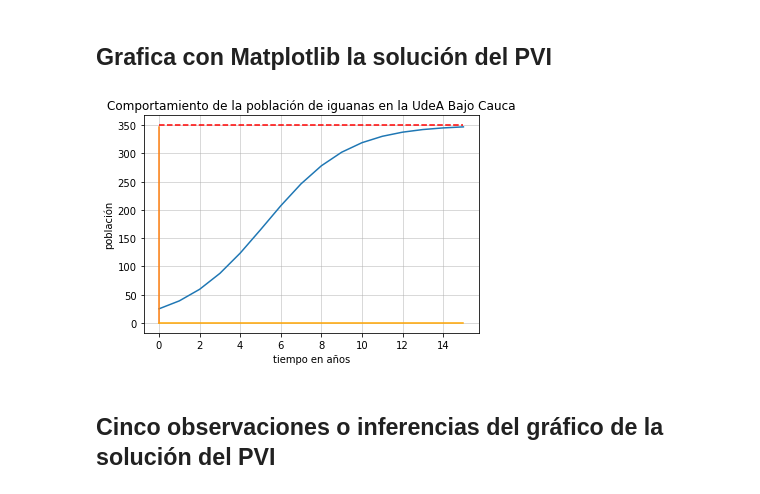
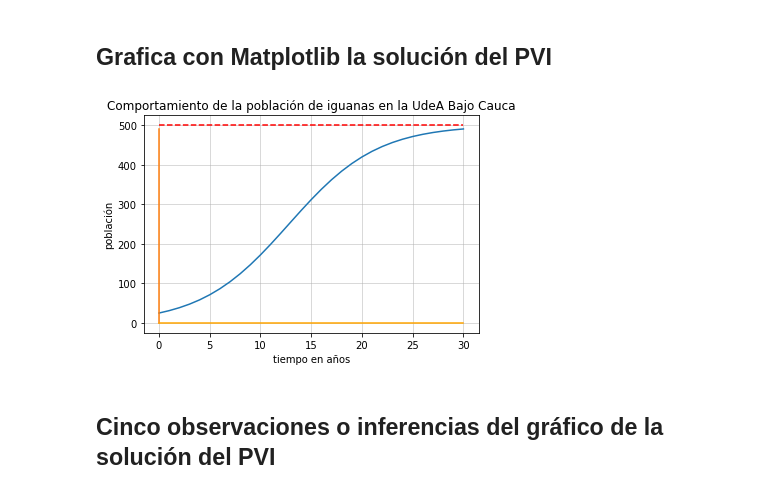
Before and after one commit to marco-canas/edo, a Jupyter notebook: banco_preguntas/trabajo_final_dinamica_poblacional/7_olivar_montes_edwin/especies_en_riesgo_edwin.ipynb, the cells around one changed output. Cells and saved outputs as stored; diff of their text form; code cells hidden in the pictures.

```diff
--- a/banco_preguntas/trabajo_final_dinamica_poblacional/7_olivar_montes_edwin/especies_en_riesgo_edwin.ipynb
+++ b/banco_preguntas/trabajo_final_dinamica_poblacional/7_olivar_montes_edwin/especies_en_riesgo_edwin.ipynb
@@ -153,23 +91,23 @@ $\displaystyle p{\left(3.3 \right)} = 97.4563404229809$
 # %%
 import numpy as np
 import matplotlib.pyplot as plt
 
 fig, ax = plt.subplots()
 
 ax.set(title = 'Comportamiento de la población de iguanas en la UdeA Bajo Cauca',\
       xlabel = 'tiempo en años', ylabel = 'población')
 
-dominio = np.arange(0,16)
-l = 350
-rango = 350/(13*np.exp(-0.49*dominio) + 1)
+dominio = np.arange(0,31)
+l = 500
+rango = 500/(19*np.exp(-0.23*dominio) + 1)
 
 ax.plot(dominio, rango) # grafica de la curva de población
 ax.plot([0, 0], [0, np.max(rango)]) # grafico del eje vertical
 ax.plot([np.min(dominio), np.max(dominio)], [0,0], 'orange')   # gráfico del eje horizontal
 ax.plot([0, np.max(dominio)], [l, l], 'r--')  # grafico de la asíntota horizontal
 ax.grid(alpha = 0.6)
 # %% [output]
-[figure, old version]
+[figure, new version]
 # %% [markdown]
 ## Cinco observaciones o inferencias del gráfico de la solución del PVI
 # %% [markdown]
```
Also changed, not shown: parts of 28 cells of this notebook.
